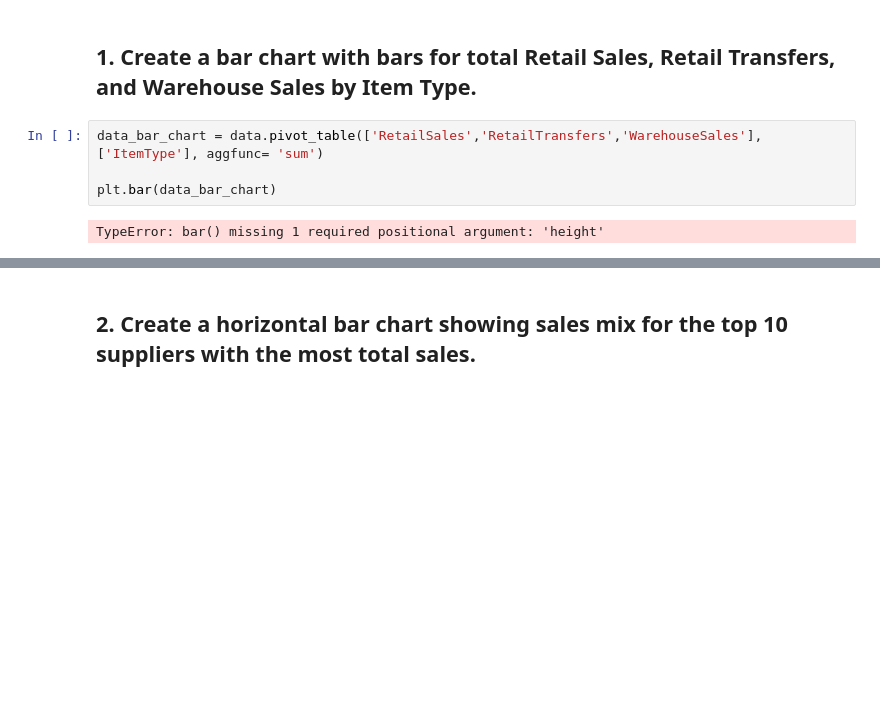
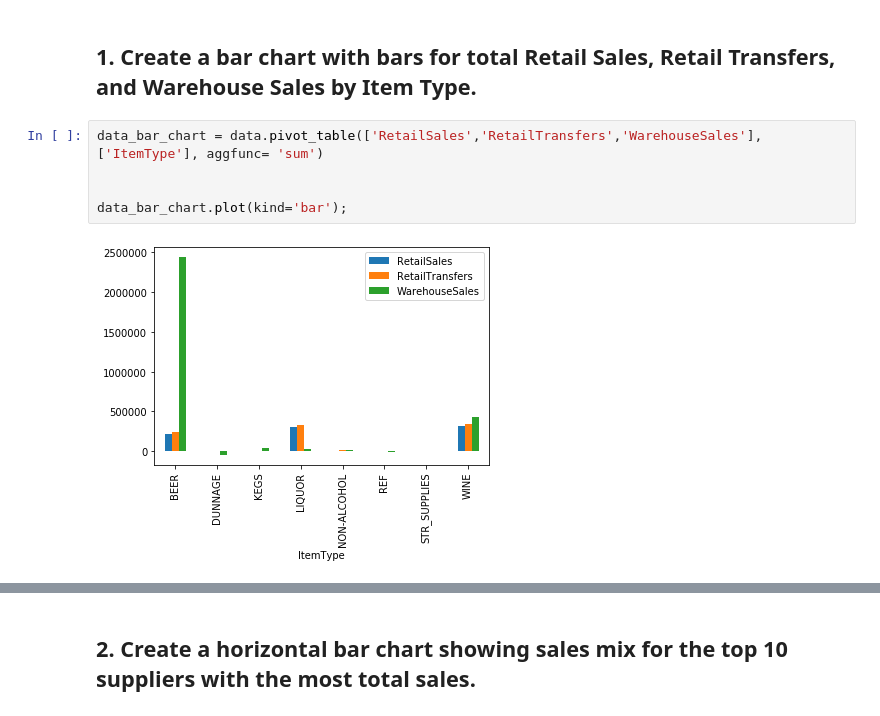
Before and after one commit to marinapm90/data-labs, a Jupyter notebook: module-2/lab-plotting-multiple-data-series/your-code/main.ipynb, the cells around one changed output, grey strips where cells are left out. Drawn from its saved outputs; the diff is of its cells as text; blank space fills up the shorter version.

Commit message:
Error en el ejercicio 5

```diff
--- a/module-2/lab-plotting-multiple-data-series/your-code/main.ipynb
+++ b/module-2/lab-plotting-multiple-data-series/your-code/main.ipynb
@@ -25,6 +25,7 @@ data.head()
 # %%
 data_bar_chart = data.pivot_table(['RetailSales','RetailTransfers','WarehouseSales'],['ItemType'], aggfunc= 'sum')
 
-plt.bar(data_bar_chart)
+
+data_bar_chart.plot(kind='bar');
 # %% [output]
-TypeError: bar() missing 1 required positional argument: 'height'
+[figure, added]
```
Also changed, not shown: parts of 8 cells of this notebook.
